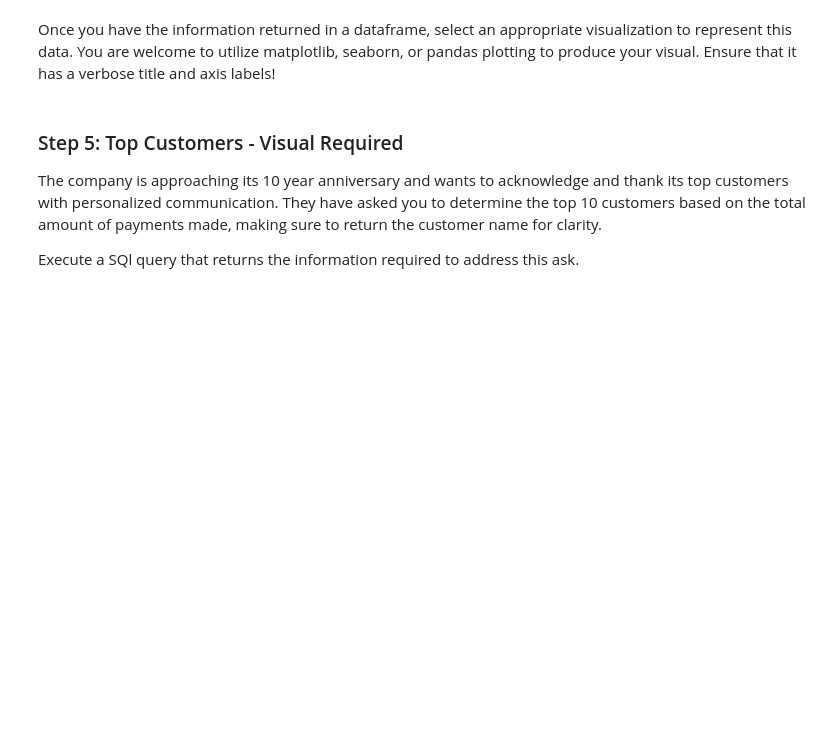
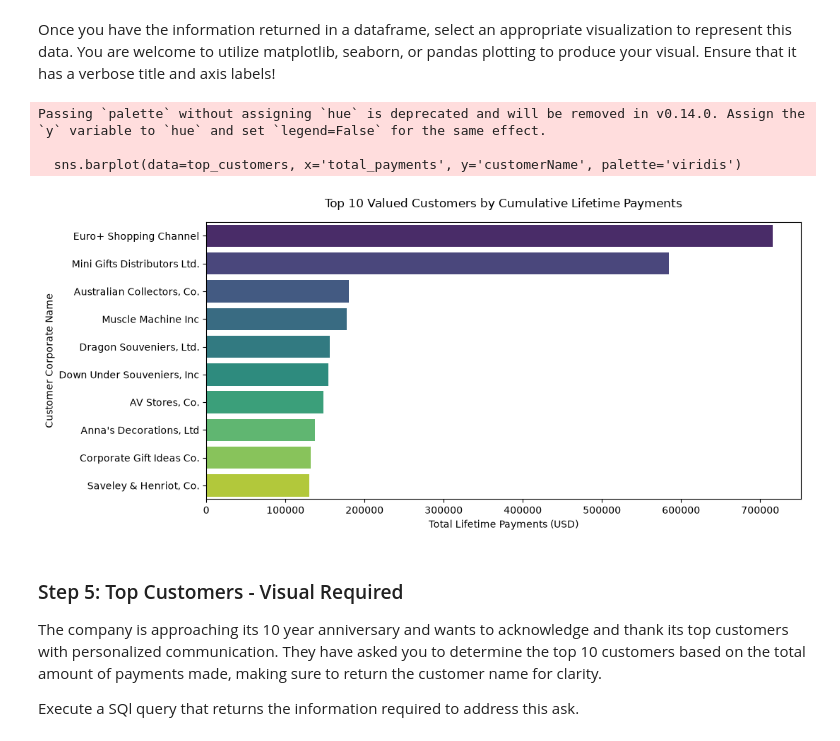
Before and after one commit to Lucy-b/dsc-sql-summative-lab, a Jupyter notebook: SQLSummativeLab.ipynb, the cells around one changed output. Saved outputs shown, nothing was run; the diff lists cells and outputs as text; code cells hidden in the pictures; blank space fills up the shorter version.

```diff
--- a/SQLSummativeLab.ipynb
+++ b/SQLSummativeLab.ipynb
@@ -98,3 +195,31 @@ None
+# %%
+# Replace None with your visual code
+# Produce a visual to represent the average credit limit by state
+top_customers_query = """
+SELECT
+    c.customerName,
+    SUM(p.amount) AS total_payments
+FROM customers c
+JOIN payments p ON c.customerNumber = p.customerNumber
+GROUP BY c.customerNumber, c.customerName
+ORDER BY total_payments DESC
+LIMIT 10;
+"""
+top_customers = pd.read_sql(top_customers_query, conn)
+
+# Visualization
+plt.figure(figsize=(11, 5))
+sns.barplot(data=top_customers, x='total_payments', y='customerName', palette='viridis')
+plt.title('Top 10 Valued Customers by Cumulative Lifetime Payments', fontsize=12, pad=15)
+plt.xlabel('Total Lifetime Payments (USD)', fontsize=10)
+plt.ylabel('Customer Corporate Name', fontsize=10)
+plt.tight_layout()
+plt.show()
+# %% [output]
+Passing `palette` without assigning `hue` is deprecated and will be removed in v0.14.0. Assign the `y` variable to `hue` and set `legend=False` for the same effect.
+
+  sns.barplot(data=top_customers, x='total_payments', y='customerName', palette='viridis')
+[figure, added]
 # %% [markdown]
 ### Step 5: Top Customers - Visual Required
 The company is approaching its 10 year anniversary and wants to acknowledge and thank its top customers with personalized communication. They have asked you to determine the top 10 customers based on the total amount of payments made, making sure to return the customer name for clarity.
```
Also changed, not shown: parts of 28 cells of this notebook.
